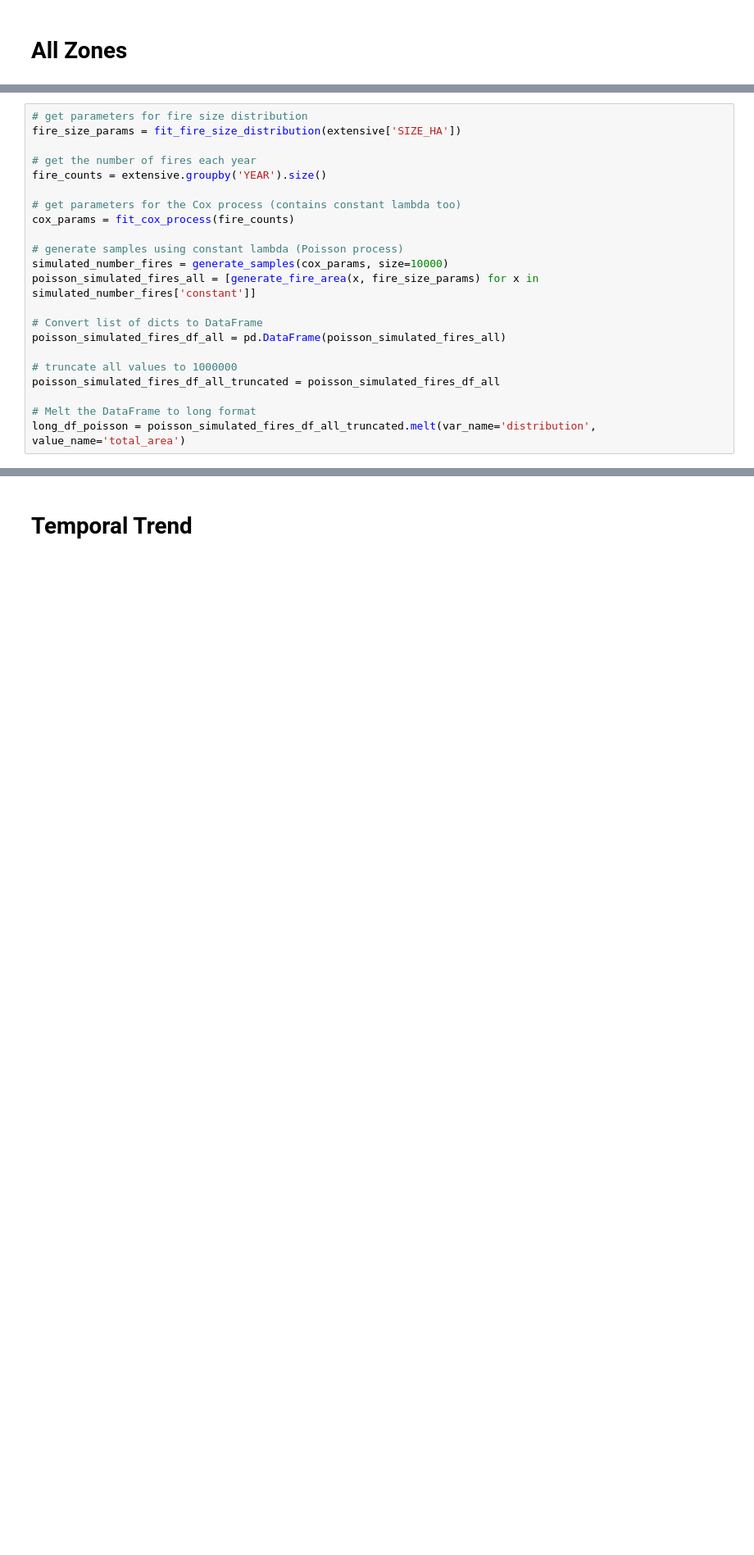
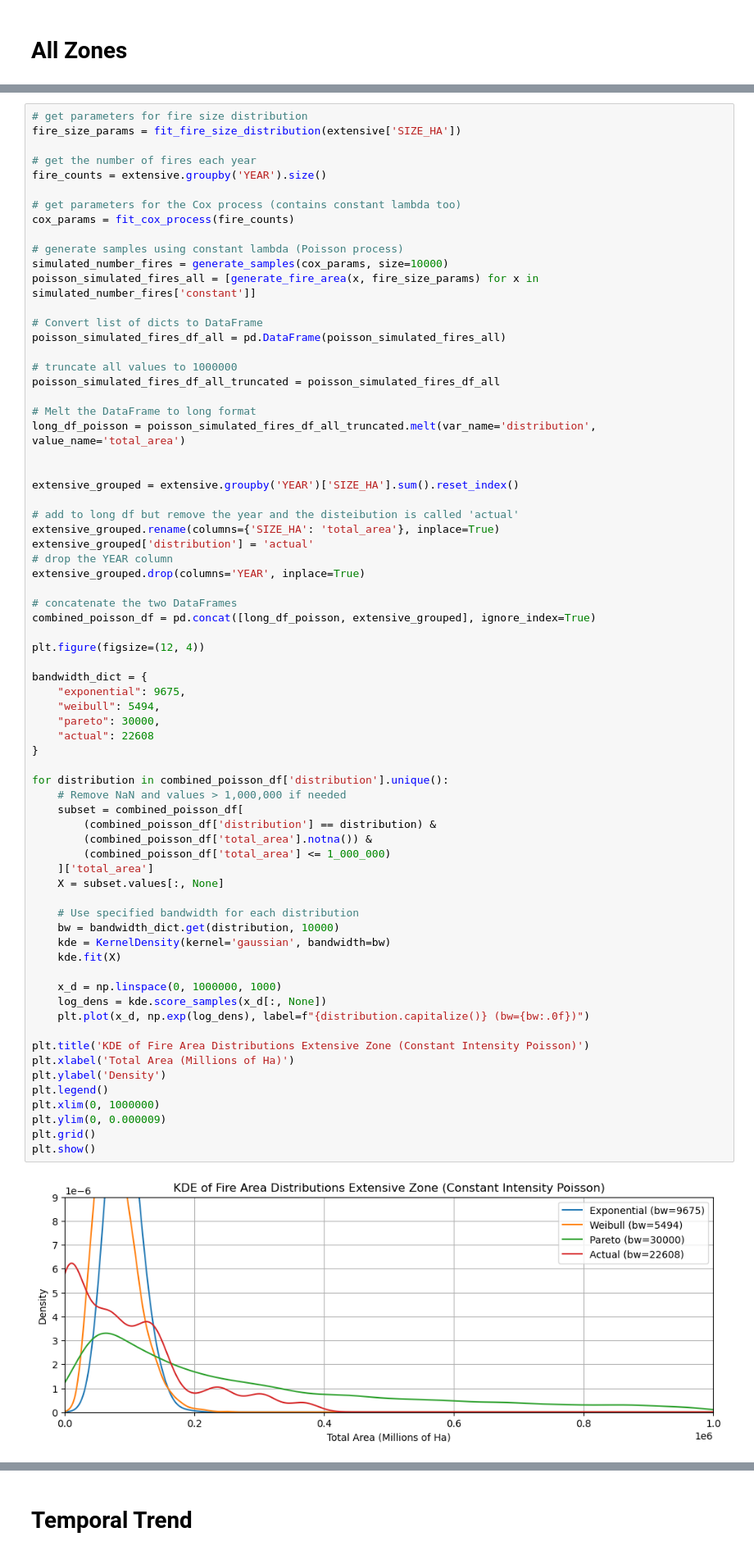
Before and after one commit to willseff/compound-poisson-fire-model, a Jupyter notebook: notebooks/simulation_by_zone.ipynb, the cells around one changed output, grey strips where cells are left out. Shown at 82% size. Drawn from its saved outputs; the diff is of its cells as text; blank space fills up the shorter version.

```diff
--- a/notebooks/simulation_by_zone.ipynb
+++ b/notebooks/simulation_by_zone.ipynb
@@ -417,22 +415,72 @@ plt.show()
 # %%
 # get parameters for fire size distribution
 fire_size_params = fit_fire_size_distribution(extensive['SIZE_HA'])
 
 # get the number of fires each year
 fire_counts = extensive.groupby('YEAR').size()
 
 # get parameters for the Cox process (contains constant lambda too)
 cox_params = fit_cox_process(fire_counts)
 
 # generate samples using constant lambda (Poisson process)
 simulated_number_fires = generate_samples(cox_params, size=10000)
 poisson_simulated_fires_all = [generate_fire_area(x, fire_size_params) for x in simulated_number_fires['constant']]
 
 # Convert list of dicts to DataFrame
 poisson_simulated_fires_df_all = pd.DataFrame(poisson_simulated_fires_all)
 
 # truncate all values to 1000000
 poisson_simulated_fires_df_all_truncated = poisson_simulated_fires_df_all
 
 # Melt the DataFrame to long format
 long_df_poisson = poisson_simulated_fires_df_all_truncated.melt(var_name='distribution', value_name='total_area')
+
+
+extensive_grouped = extensive.groupby('YEAR')['SIZE_HA'].sum().reset_index()
+
+# add to long df but remove the year and the disteibution is called 'actual'
+extensive_grouped.rename(columns={'SIZE_HA': 'total_area'}, inplace=True)
+extensive_grouped['distribution'] = 'actual'
+# drop the YEAR column
+extensive_grouped.drop(columns='YEAR', inplace=True)
+
+# concatenate the two DataFrames
+combined_poisson_df = pd.concat([long_df_poisson, extensive_grouped], ignore_index=True)
+
+plt.figure(figsize=(12, 4))
+
+bandwidth_dict = {
+    "exponential": 9675,
+    "weibull": 5494,
+    "pareto": 30000,
+    "actual": 22608
+}
+
+for distribution in combined_poisson_df['distribution'].unique():
+    # Remove NaN and values > 1,000,000 if needed
+    subset = combined_poisson_df[
+        (combined_poisson_df['distribution'] == distribution) &
+        (combined_poisson_df['total_area'].notna()) &
+        (combined_poisson_df['total_area'] <= 1_000_000)
+    ]['total_area']
+    X = subset.values[:, None]
+
+    # Use specified bandwidth for each distribution
+    bw = bandwidth_dict.get(distribution, 10000)
+    kde = KernelDensity(kernel='gaussian', bandwidth=bw)
+    kde.fit(X)
+
+    x_d = np.linspace(0, 1000000, 1000)
+    log_dens = kde.score_samples(x_d[:, None])
+    plt.plot(x_d, np.exp(log_dens), label=f"{distribution.capitalize()} (bw={bw:.0f})")
+
+plt.title('KDE of Fire Area Distributions Extensive Zone (Constant Intensity Poisson)')
+plt.xlabel('Total Area (Millions of Ha)')
+plt.ylabel('Density')
+plt.legend()
+plt.xlim(0, 1000000)
+plt.ylim(0, 0.000009)
+plt.grid()
+plt.show()
+# %% [output]
+[figure, added]
```
Also changed, not shown: parts of 28 cells of this notebook, 1 other file.
